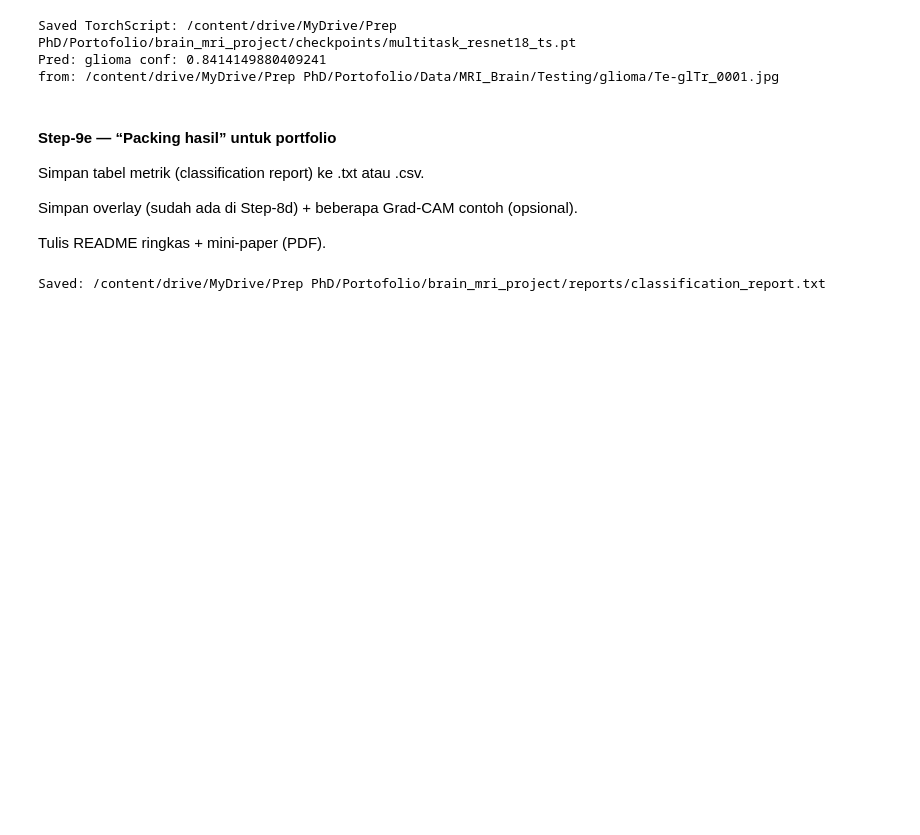
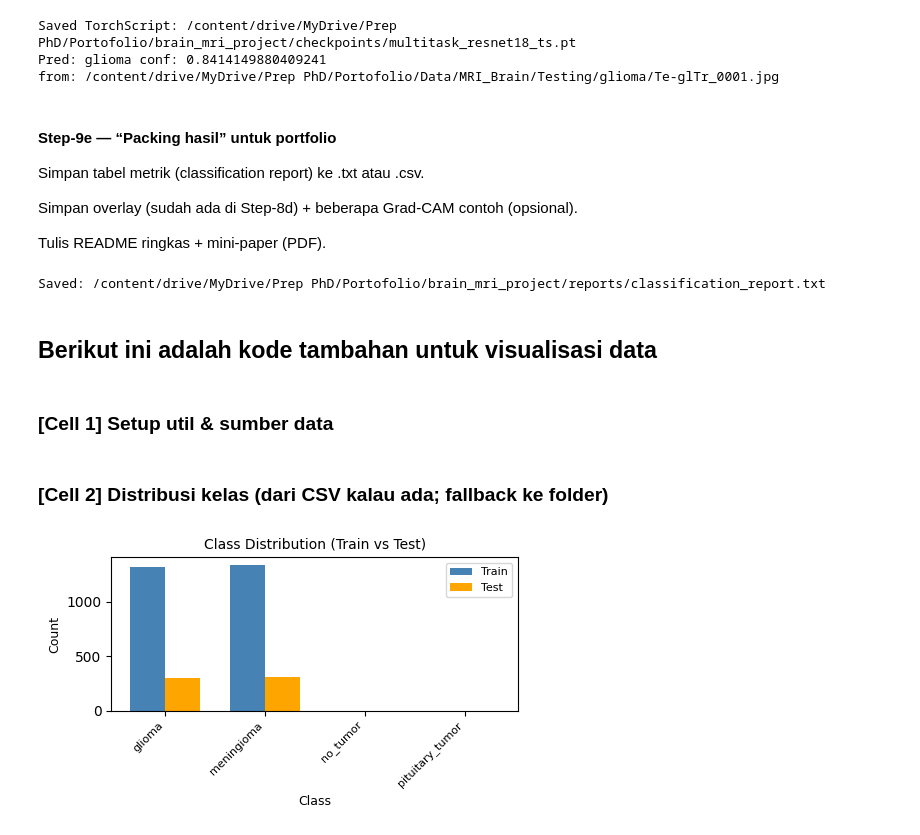
Before and after one commit to aoctavia/MRI-Brain-Tumor-Label-Efficient-Multi-Task-Learning-and-Grad-CAM-Pseudo-Mask, a Jupyter notebook: Self_Supervised_Pretraining_+_Multi_Task_Segmentation_Classification.ipynb, the cells around one changed output. Drawn from its saved outputs; the diff is of its cells as text; code cells hidden in the pictures; blank space fills up the shorter version.

```diff
--- a/Self_Supervised_Pretraining_+_Multi_Task_Segmentation_Classification.ipynb
+++ b/Self_Supervised_Pretraining_+_Multi_Task_Segmentation_Classification.ipynb
@@ -1316,3 +1316,7 @@ with open(out_txt, "w") as f:
 print("Saved:", out_txt)
 # %% [output]
 Saved: /content/drive/MyDrive/Prep PhD/Portofolio/brain_mri_project/reports/classification_report.txt
+# %% [markdown]
+## Berikut ini adalah kode tambahan untuk visualisasi data
+# %% [markdown]
+###  [Cell 1] Setup util & sumber data
@@ -1318,0 +1375,42 @@ Saved: /content/drive/MyDrive/Prep PhD/Portofolio/brain_mri_project/reports/clas
+# %% [markdown]
+### [Cell 2] Distribusi kelas (dari CSV kalau ada; fallback ke folder)
+# %%
+import numpy as np
+
+if df_pred is not None and 'y_true' in df_pred.columns:
+    # Single bar (from CSV)
+    counts = df_pred['y_true'].value_counts().reindex(CLASSES).fillna(0).astype(int)
+    xs, ys = counts.index.tolist(), counts.values.tolist()
+
+    fig, ax = plt.subplots(figsize=(5, 3))  # ukuran kecil
+    ax.bar(xs, ys, color='skyblue')
+    ax.set_title("Class Distribution (from predictions.csv y_true)", fontsize=10)
+    ax.set_xlabel("Class", fontsize=9)
+    ax.set_ylabel("Count", fontsize=9)
+    ax.tick_params(axis='x', labelrotation=45)
+    plt.tight_layout()
+    plt.show()
+
+else:
+    # Side-by-side: Train & Test
+    tr_counts = get_folder_counts(TRAIN_DIR)
+    te_counts = get_folder_counts(TEST_DIR)
+    xs = np.arange(len(CLASSES))
+    ys1 = [tr_counts[c] for c in CLASSES]
+    ys2 = [te_counts[c] for c in CLASSES]
+
+    bar_width = 0.35
+    fig, ax = plt.subplots(figsize=(5, 3))  # ukuran kecil
+    ax.bar(xs - bar_width/2, ys1, width=bar_width, label='Train', color='steelblue')
+    ax.bar(xs + bar_width/2, ys2, width=bar_width, label='Test', color='orange')
+
+    ax.set_xticks(xs)
+    ax.set_xticklabels(CLASSES, rotation=45, ha='right', fontsize=8)
+    ax.set_title("Class Distribution (Train vs Test)", fontsize=10)
+    ax.set_xlabel("Class", fontsize=9)
+    ax.set_ylabel("Count", fontsize=9)
+    ax.legend(fontsize=8)
+    plt.tight_layout()
+    plt.show()
+# %% [output]
+[figure, added]
```
Also changed, not shown: parts of 13 cells of this notebook.
